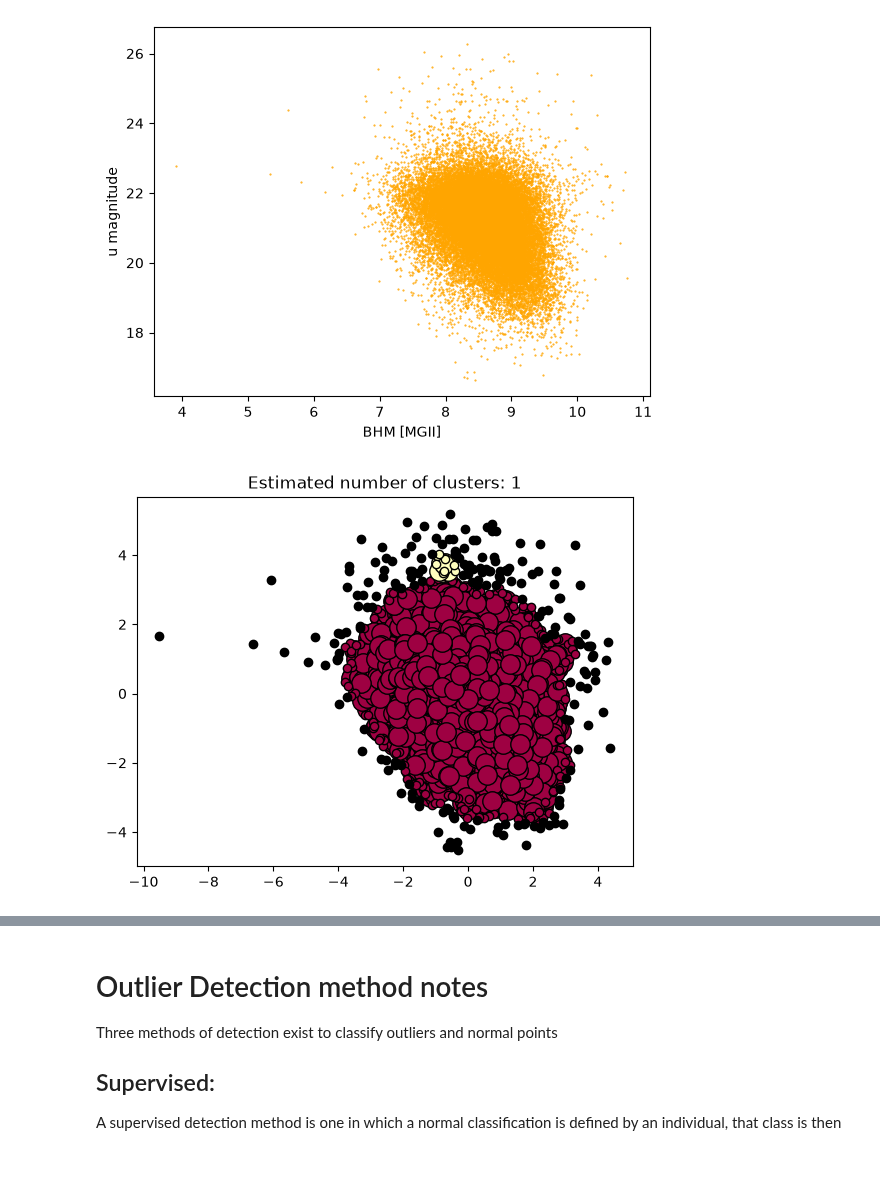
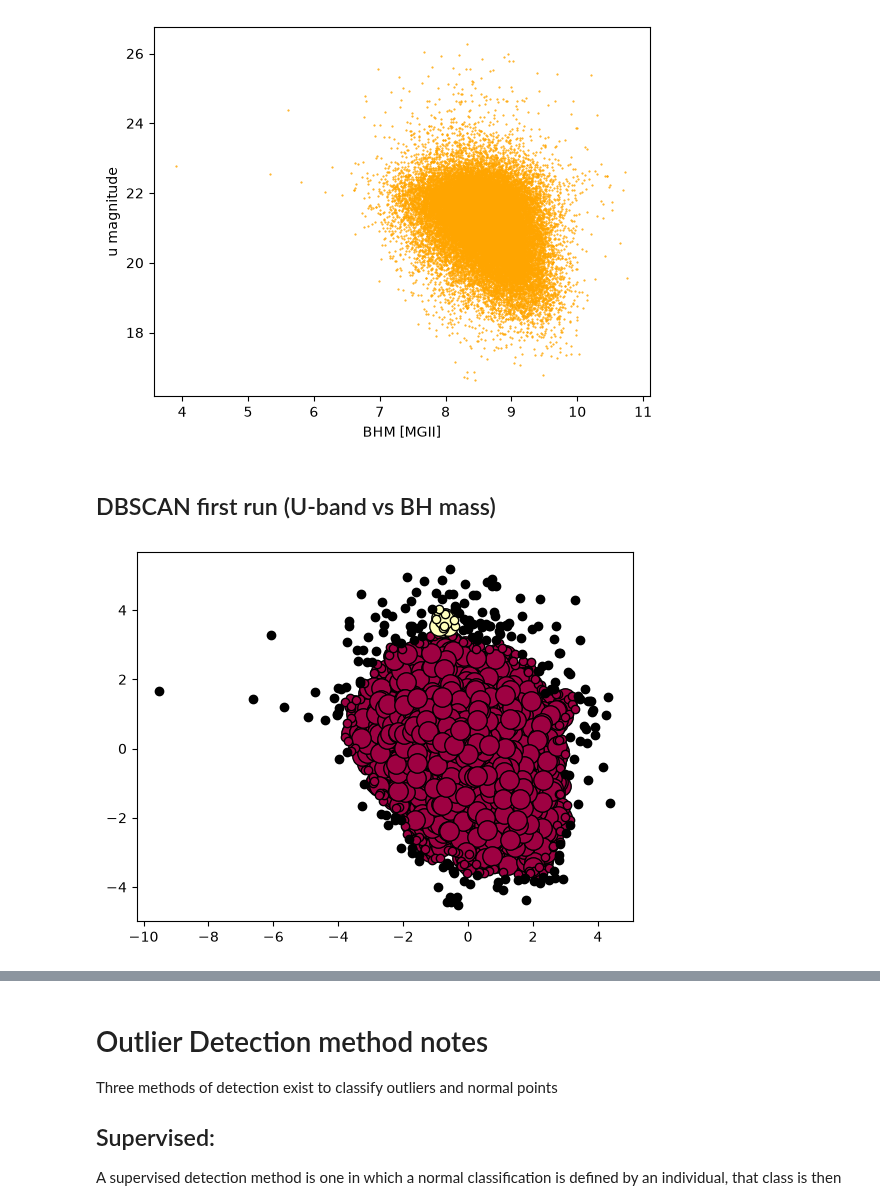
Before and after one commit to Emlilio/Quasars26, a Jupyter notebook: Initial_data_review.ipynb, the cells around one changed output, grey strips where cells are left out. Saved outputs shown, nothing was run; the diff lists cells and outputs as text; code cells hidden in the pictures; blank space fills up the shorter version.

Commit message:
Added section names and xray flux plots

```diff
--- a/Initial_data_review.ipynb
+++ b/Initial_data_review.ipynb
@@ -152,6 +169,8 @@ plt.show()
 # %% [output]
 [figure]
 [figure]
+# %% [markdown]
+## DBSCAN first run (U-band vs BH mass)
 # %%
 X = np.column_stack([data2.LOGMBH_MGII[:50000], u_mag[:50000]])
 
@@ -167,26 +186,25 @@ labels = db.fit_predict(X)
 # %%
 unique_labels = set(labels)
 core_samples_mask = np.zeros_like(labels, dtype=bool)
 core_samples_mask[db.core_sample_indices_] = True
 
 colors = [plt.cm.Spectral(each) for each in np.linspace(0, 1, len(unique_labels))]
 for k, col in zip(unique_labels, colors):
     if k == -1:
         # Black used for noise.
         col = [0, 0, 0, 1]
 
     class_member_mask = labels == k
 
     xy = X[class_member_mask & core_samples_mask]
     plt.plot(xy[:, 0], xy[:, 1], "o", markerfacecolor=tuple(col), markeredgecolor="k", markersize=14)
 
     xy = X[class_member_mask & ~core_samples_mask]
     plt.plot(xy[:, 0], xy[:, 1], "o", markerfacecolor=tuple(col), markeredgecolor="k", markersize=6)
 
-plt.title(f"Estimated number of clusters: {n_clusters_}")
 plt.show()
 # %% [output]
-[figure, old version]
+[figure, new version]
 # %%
 #define the inputs and scale
 Y = np.column_stack([data2.LOGMBH_MGII[:50000], u_mag[:50000]])
```
Also changed, not shown: parts of 16 cells of this notebook.
